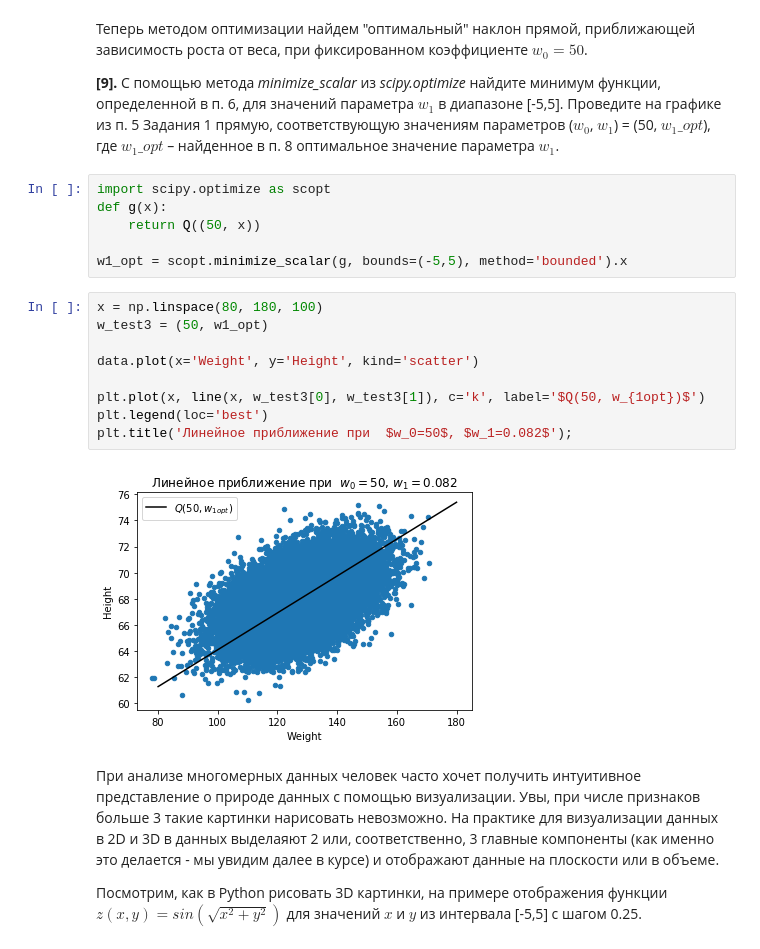
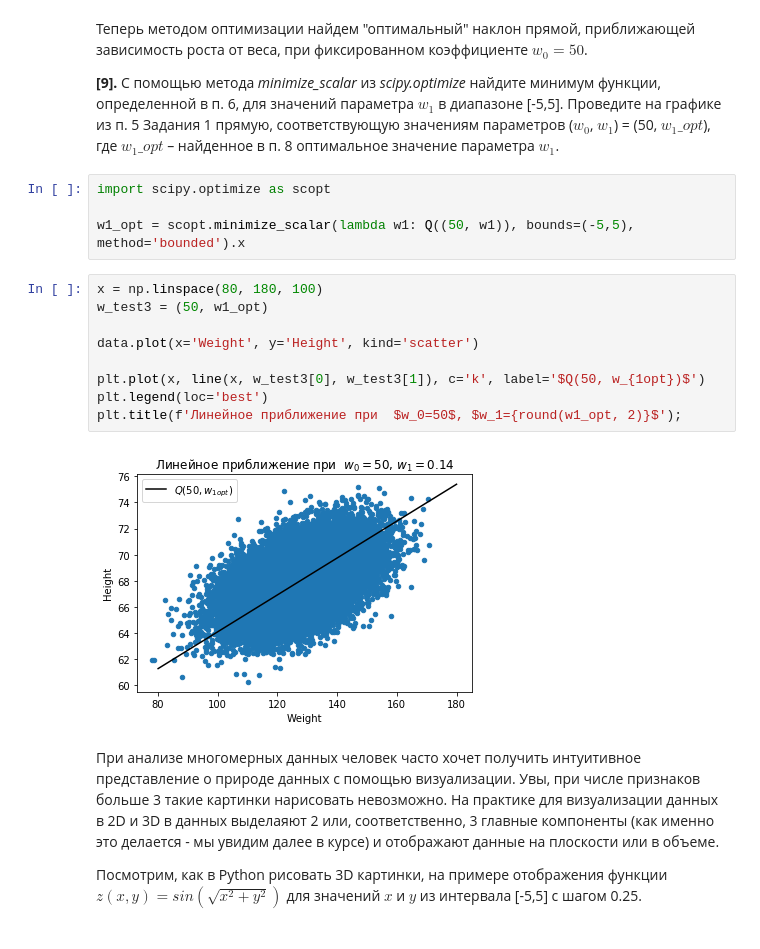
Before and after one commit to armavox/mldaspec, a Jupyter notebook: course2/notebooks/week1_peer_review_linreg_height_weight.ipynb, the cells around one changed output. Saved outputs shown, nothing was run; the diff lists cells and outputs as text.

```diff
--- a/course2/notebooks/week1_peer_review_linreg_height_weight.ipynb
+++ b/course2/notebooks/week1_peer_review_linreg_height_weight.ipynb
@@ -179,21 +179,19 @@ plt.title('Значение функции ошибки $Q$ \n при зафик
 **[9].** С помощью метода *minimize_scalar* из *scipy.optimize* найдите минимум функции, определенной в п. 6, для значений параметра  $w_1$ в диапазоне [-5,5]. Проведите на графике из п. 5 Задания 1 прямую, соответствующую значениям параметров ($w_0$, $w_1$) = (50, $w_1\_opt$), где $w_1\_opt$ – найденное в п. 8 оптимальное значение параметра $w_1$.
 # %%
 import scipy.optimize as scopt
-def g(x):
-    return Q((50, x))
 
-w1_opt = scopt.minimize_scalar(g, bounds=(-5,5), method='bounded').x
+w1_opt = scopt.minimize_scalar(lambda w1: Q((50, w1)), bounds=(-5,5), method='bounded').x
 # %%
 x = np.linspace(80, 180, 100)
 w_test3 = (50, w1_opt)
 
 data.plot(x='Weight', y='Height', kind='scatter')
 
 plt.plot(x, line(x, w_test3[0], w_test3[1]), c='k', label='$Q(50, w_{1opt})$')
 plt.legend(loc='best')
-plt.title('Линейное приближение при  $w_0=50$, $w_1=0.082$');
+plt.title(f'Линейное приближение при  $w_0=50$, $w_1={round(w1_opt, 2)}$');
 # %% [output]
-[figure, old version]
+[figure, new version]
 # %% [markdown]
 При анализе многомерных данных человек часто хочет получить интуитивное представление о природе данных с помощью визуализации. Увы, при числе признаков больше 3 такие картинки нарисовать невозможно. На практике для визуализации данных в 2D и 3D в данных выделаяют 2 или, соответственно, 3 главные компоненты (как именно это делается - мы увидим далее в курсе) и отображают данные на плоскости или в объеме.
 
```
